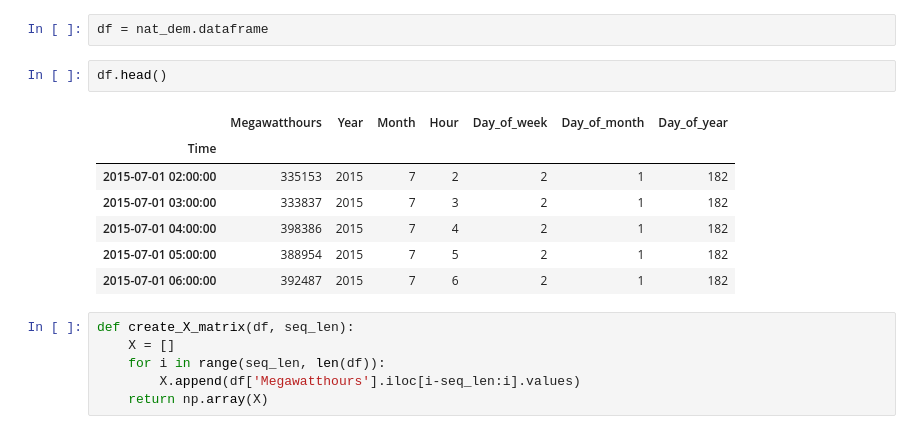
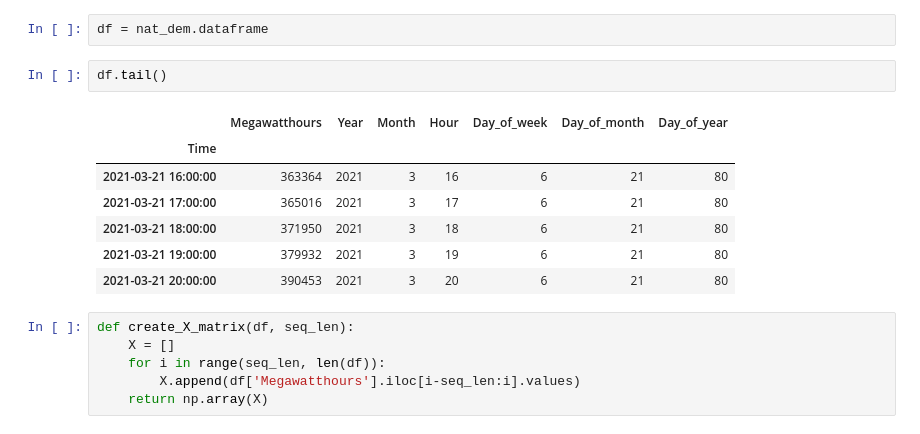
Before and after one commit to ryan-blauwaert/energy_forecasting, a Jupyter notebook: notebooks/working_rnn.ipynb, the cells around one changed output. Saved outputs shown, nothing was run; the diff lists cells and outputs as text.

```diff
--- a/notebooks/working_rnn.ipynb
+++ b/notebooks/working_rnn.ipynb
@@ -21,15 +21,15 @@ nat_dem.load_and_clean_data(path)
 # %%
 df = nat_dem.dataframe
 # %%
-df.head()
+df.tail()
 # %% [output]
 |  | Megawatthours | Year | Month | Hour | Day_of_week | Day_of_month | Day_of_year |
 | Time |  |  |  |  |  |  |  |
-| 2015-07-01 02:00:00 | 335153 | 2015 | 7 | 2 | 2 | 1 | 182 |
-| 2015-07-01 03:00:00 | 333837 | 2015 | 7 | 3 | 2 | 1 | 182 |
-| 2015-07-01 04:00:00 | 398386 | 2015 | 7 | 4 | 2 | 1 | 182 |
-| 2015-07-01 05:00:00 | 388954 | 2015 | 7 | 5 | 2 | 1 | 182 |
-| 2015-07-01 06:00:00 | 392487 | 2015 | 7 | 6 | 2 | 1 | 182 |
+| 2021-03-21 16:00:00 | 363364 | 2021 | 3 | 16 | 6 | 21 | 80 |
+| 2021-03-21 17:00:00 | 365016 | 2021 | 3 | 17 | 6 | 21 | 80 |
+| 2021-03-21 18:00:00 | 371950 | 2021 | 3 | 18 | 6 | 21 | 80 |
+| 2021-03-21 19:00:00 | 379932 | 2021 | 3 | 19 | 6 | 21 | 80 |
+| 2021-03-21 20:00:00 | 390453 | 2021 | 3 | 20 | 6 | 21 | 80 |
 # %%
 def create_X_matrix(df, seq_len):
     X = []
```
Also changed, not shown: parts of 8 cells of this notebook, 5 other files.
